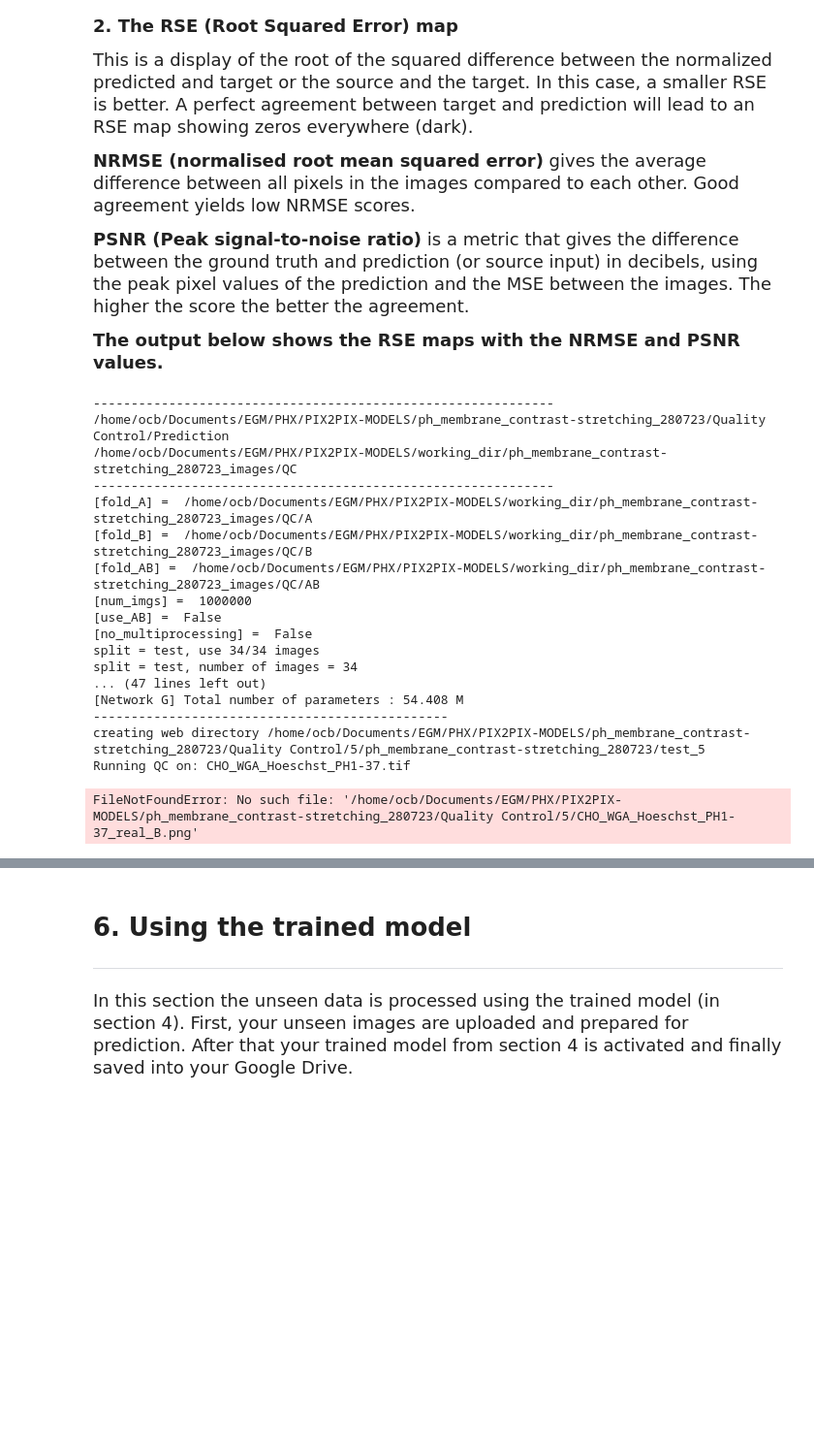
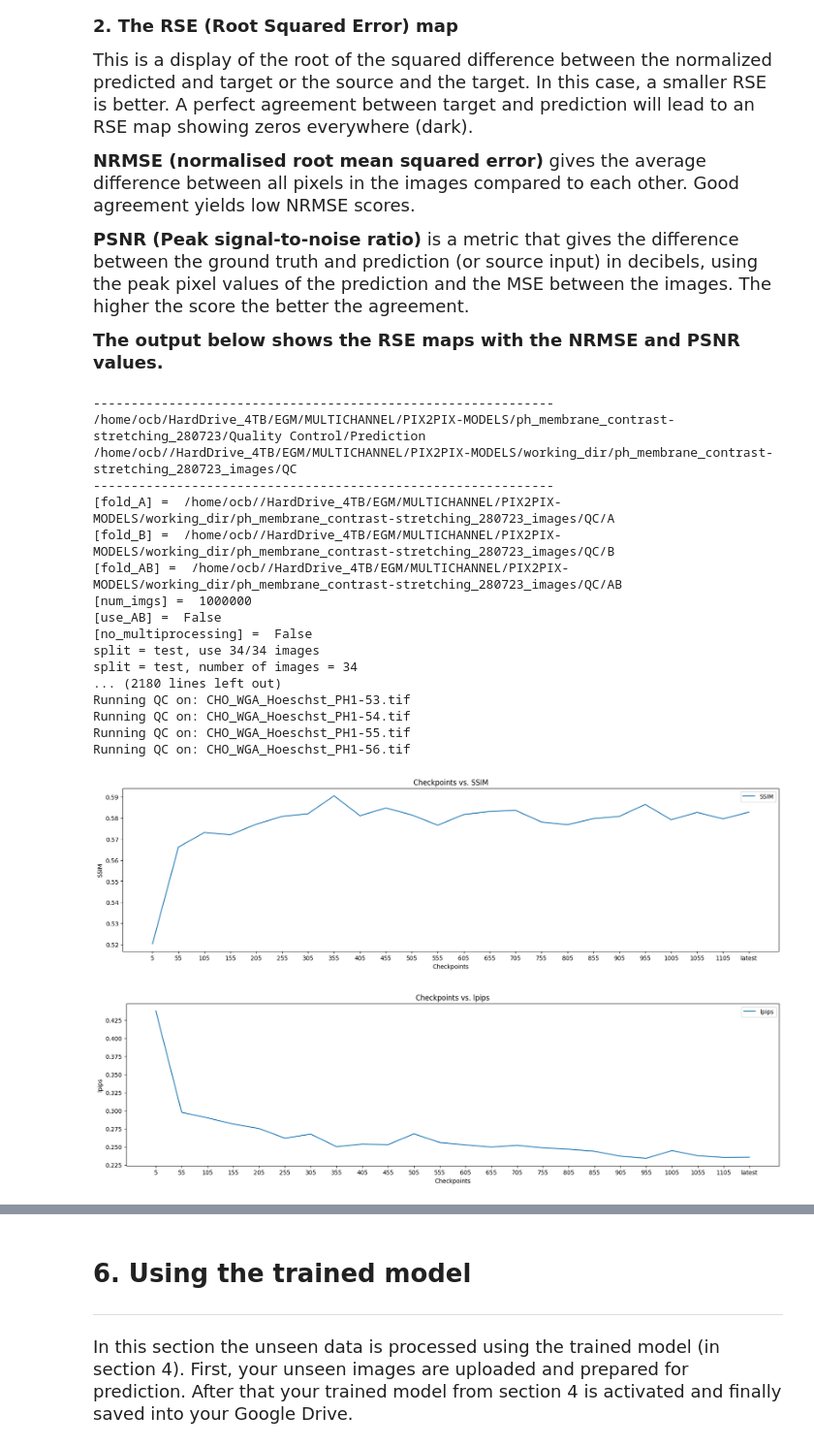
Before and after one commit to HenriquesLab/PhotoFiTT, a Jupyter notebook: notebooks/deep-learning/pix2pix/Workstation_pix2pix_ZeroCostDL4Mic.ipynb, the cells around one changed output, grey strips where cells are left out. Shown at 97% size. Saved outputs shown, nothing was run; the diff lists cells and outputs as text; code cells hidden in the pictures; blank space fills up the shorter version.

Commit message:
pix2pix updated notebook

```diff
--- a/notebooks/deep-learning/pix2pix/Workstation_pix2pix_ZeroCostDL4Mic.ipynb
+++ b/notebooks/deep-learning/pix2pix/Workstation_pix2pix_ZeroCostDL4Mic.ipynb
@@ -178,8 +178,9 @@ You can use the `#`-mark in code cells to comment out parts of the code. This al
 #Here, we install libraries which are not already included in Colab.
 #!git clone https://github.com/junyanz/pytorch-CycleGAN-and-pix2pix
 import os
-pix2pix_working_directory = "/home/ocb/Documents/EGM/PHX/PIX2PIX-MODELS/working_dir"
-pix2pix_code_dir = "/home/ocb/Documents/EGM/PHX/PhotoFITT/notebooks/deep-learning/pix2pix/"
+pix2pix_working_directory = "/home/ocb/HardDrive_4TB/EGM/MULTICHANNEL/PIX2PIX-MODELS/working_dir/"
+pix2pix_code_dir = "/home/ocb/HardDrive_4TB/EGM/PHX/PhotoFITT/notebooks/deep-learning/pix2pix/"
+# TODO: check if we can remove this chdir
 os.chdir(os.path.join(pix2pix_code_dir, 'pytorch-CycleGAN-and-pix2pix/'))
 !ls
 #!pip install -r requirements.txt
@@ -1660,7 +1679,7 @@ Use_the_current_trained_model = False #@param {type:"boolean"}
 #@markdown ###If not, please provide the path to the model folder:
 # model name and path
 #@markdown ###Name of the model and path to model folder:
-QC_model_folder = "/home/ocb/Documents/EGM/PHX/PIX2PIX-MODELS/ph_membrane_contrast-stretching_280723" #@param {type:"string"}
+QC_model_folder = "/home/ocb/HardDrive_4TB/EGM/MULTICHANNEL/PIX2PIX-MODELS/ph_membrane_contrast-stretching_280723" #@param {type:"string"}
 
 #Here we define the loaded model name and path
 QC_model_name = os.path.basename(QC_model_folder)
@@ -1708,11 +1727,11 @@ The ph_membrane_contrast-stretching_280723 network will be evaluated
 # %%
 #@markdown ##Choose the folders that contain your Quality Control dataset
 #@markdown ###Path to images:
-Source_QC_folder = "/home/ocb/Documents/EGM/PHX/DATA/PH1-2023-07-26/ph/"  #@param{type:"string"}
-Target_QC_folder = "/home/ocb/Documents/EGM/PHX/DATA/PH1-2023-07-26/membrane/" #@param{type:"string"}
+Source_QC_folder = "/home/ocb//HardDrive_4TB/EGM/MULTICHANNEL/DATA/2023-07-26-PH1/ph/"  #@param{type:"string"}
+Target_QC_folder = "/home/ocb//HardDrive_4TB/EGM/MULTICHANNEL/DATA/2023-07-26-PH1/membrane/" #@param{type:"string"}
 
 #@markdown ###Do you need to prepare test data again?
-prepare_testdata = True #@param {type:"boolean"}
+prepare_testdata = False #@param {type:"boolean"}
 
 #@markdown ###Number of channels:
 
@@ -1742,7 +1761,7 @@ if prepare_testdata:
     QC_prediction_results, path2im = prepare_qc_dir(QC_model_path, QC_model_name, pix2pix_working_directory)
 else:
     QC_prediction_results = os.path.join(QC_model_path, QC_model_name, "Quality Control", "Prediction")
-    path2im = '/home/ocb/Documents/EGM/PHX/PIX2PIX-MODELS/working_dir/ph_membrane_contrast-stretching_27Jul2023_images/QC'
+    path2im = '/home/ocb//HardDrive_4TB/EGM/MULTICHANNEL/PIX2PIX-MODELS/working_dir/ph_membrane_contrast-stretching_280723_images/QC'
 
 
 print("-------------------------------------------------------------")
@@ -1761,6 +1780,7 @@ if prepare_testdata:
     normalise_data(Source_QC_folder, Target_QC_folder, Normalisation_QC_source, Normalisation_QC_target, path2im)
 
 #Here we create a merged folder containing only imageA
+# TODO: check if we can remove this chdir
 os.chdir(pix2pix_code_dir)
 imageA_folder = os.path.join(path2im, "A")
 imageB_folder = os.path.join(path2im, "B")
@@ -1844,41 +1864,42 @@ for j in range(0, len(Nb_Checkpoint) + 1, QC_freq):
 plt.figure(figsize=(20,5))
 plt.plot(Checkpoint_list, Average_ssim_score_list, label="SSIM")
 plt.title('Checkpoints vs. SSIM')
 plt.ylabel('SSIM')
 plt.xlabel('Checkpoints')
 plt.legend()
 plt.savefig(full_QC_model_path+'/Quality Control/SSIMvsCheckpoint_data.png',bbox_inches='tight',pad_inches=0)
 plt.show()
 
 
 # -------------------------------- Display --------------------------------
 
 if Do_lpips_analysis:
     # Display the lpips vs Checkpoint plot
     plt.figure(figsize=(20,5))
     plt.plot(Checkpoint_list, Average_lpips_score_list, label="lpips")
     plt.title('Checkpoints vs. lpips')
     plt.ylabel('lpips')
     plt.xlabel('Checkpoints')
     plt.legend()
     plt.savefig(full_QC_model_path+'/Quality Control/lpipsvsCheckpoint_data.png',bbox_inches='tight',pad_inches=0)
     plt.show()
 # %% [output]
 -------------------------------------------------------------
-/home/ocb/Documents/EGM/PHX/PIX2PIX-MODELS/ph_membrane_contrast-stretching_280723/Quality Control/Prediction
-/home/ocb/Documents/EGM/PHX/PIX2PIX-MODELS/working_dir/ph_membrane_contrast-stretching_280723_images/QC
+/home/ocb/HardDrive_4TB/EGM/MULTICHANNEL/PIX2PIX-MODELS/ph_membrane_contrast-stretching_280723/Quality Control/Prediction
+/home/ocb//HardDrive_4TB/EGM/MULTICHANNEL/PIX2PIX-MODELS/working_dir/ph_membrane_contrast-stretching_280723_images/QC
 -------------------------------------------------------------
-[fold_A] =  /home/ocb/Documents/EGM/PHX/PIX2PIX-MODELS/working_dir/ph_membrane_contrast-stretching_280723_images/QC/A
-[fold_B] =  /home/ocb/Documents/EGM/PHX/PIX2PIX-MODELS/working_dir/ph_membrane_contrast-stretching_280723_images/QC/B
-[fold_AB] =  /home/ocb/Documents/EGM/PHX/PIX2PIX-MODELS/working_dir/ph_membrane_contrast-stretching_280723_images/QC/AB
+[fold_A] =  /home/ocb//HardDrive_4TB/EGM/MULTICHANNEL/PIX2PIX-MODELS/working_dir/ph_membrane_contrast-stretching_280723_images/QC/A
+[fold_B] =  /home/ocb//HardDrive_4TB/EGM/MULTICHANNEL/PIX2PIX-MODELS/working_dir/ph_membrane_contrast-stretching_280723_images/QC/B
+[fold_AB] =  /home/ocb//HardDrive_4TB/EGM/MULTICHANNEL/PIX2PIX-MODELS/working_dir/ph_membrane_contrast-stretching_280723_images/QC/AB
 [num_imgs] =  1000000
 [use_AB] =  False
 [no_multiprocessing] =  False
 split = test, use 34/34 images
 split = test, number of images = 34
-... (47 lines left out)
-[Network G] Total number of parameters : 54.408 M
------------------------------------------------
-creating web directory /home/ocb/Documents/EGM/PHX/PIX2PIX-MODELS/ph_membrane_contrast-stretching_280723/Quality Control/5/ph_membrane_contrast-stretching_280723/test_5
-Running QC on: CHO_WGA_Hoeschst_PH1-37.tif
+... (2180 lines left out)
+Running QC on: CHO_WGA_Hoeschst_PH1-53.tif
+Running QC on: CHO_WGA_Hoeschst_PH1-54.tif
+Running QC on: CHO_WGA_Hoeschst_PH1-55.tif
+Running QC on: CHO_WGA_Hoeschst_PH1-56.tif
-FileNotFoundError: No such file: '/home/ocb/Documents/EGM/PHX/PIX2PIX-MODELS/ph_membrane_contrast-stretching_280723/Quality Control/5/CHO_WGA_Hoeschst_PH1-37_real_B.png'
+[figure, added]
+[figure, added]
```
Also changed, not shown: parts of 9 cells of this notebook.
